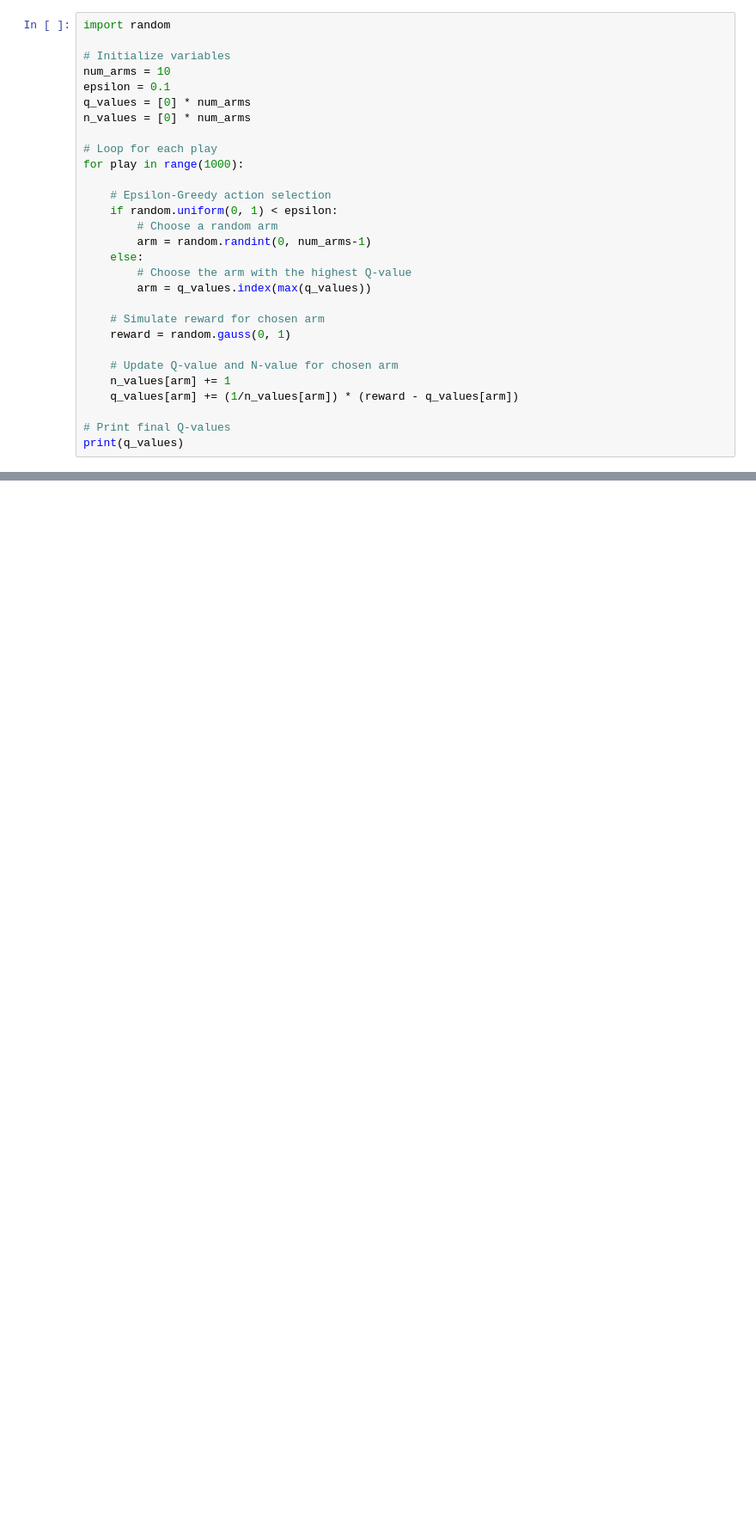
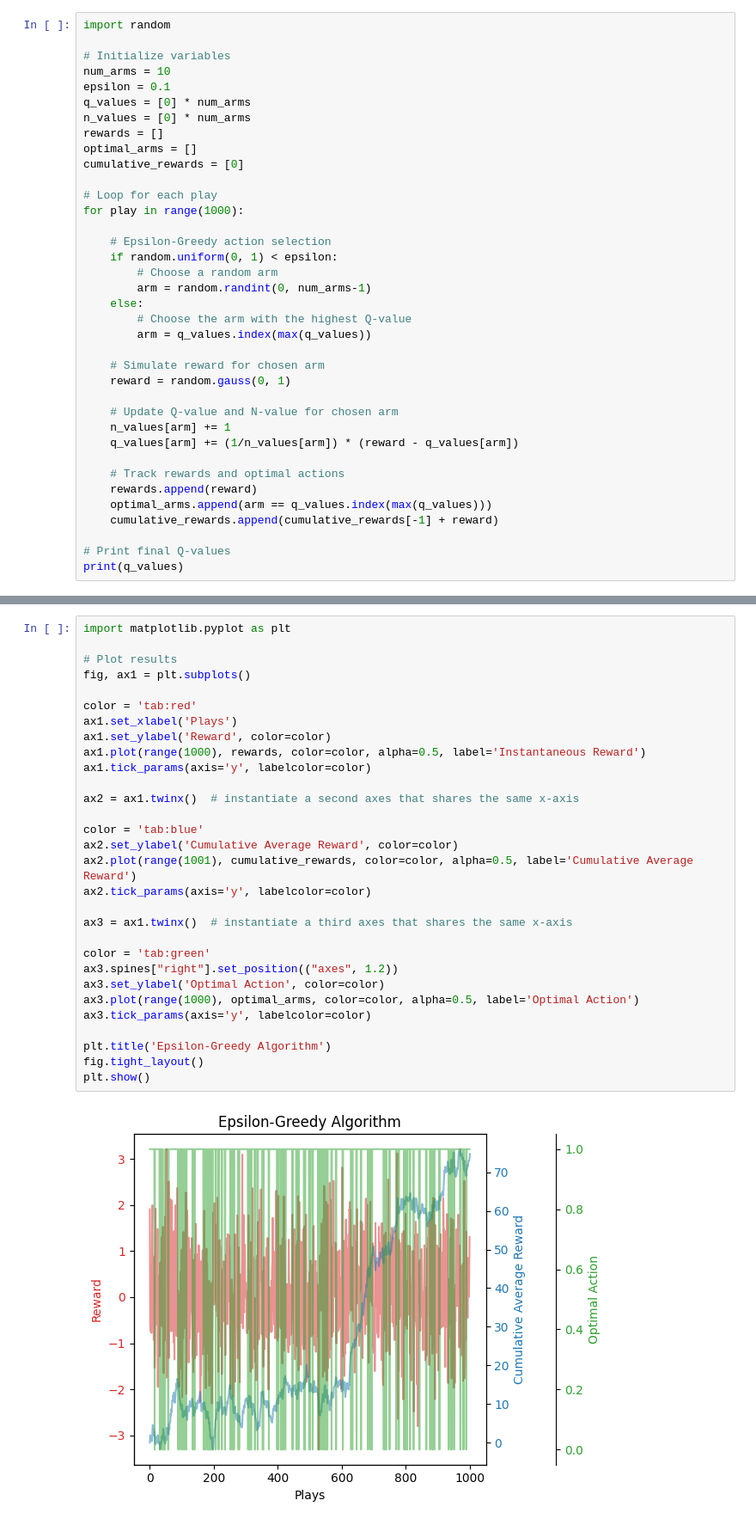
Before and after one commit to IhebDridi/reinforced-learning-alghs, a Jupyter notebook: notebooks/reinforced learning/Epsilon-Greedy.ipynb, the cells around one changed output, grey strips where cells are left out. Shown at 86% size. Drawn from its saved outputs; the diff is of its cells as text; blank space fills up the shorter version.

Commit message:
Epsilon-greedy implementation and plots

```diff
--- a/notebooks/reinforced learning/Epsilon-Greedy.ipynb
+++ b/notebooks/reinforced learning/Epsilon-Greedy.ipynb
@@ -37,6 +43,9 @@ num_arms = 10
 epsilon = 0.1
 q_values = [0] * num_arms
 n_values = [0] * num_arms
+rewards = []
+optimal_arms = []
+cumulative_rewards = [0]
 
 # Loop for each play
 for play in range(1000):
@@ -56,5 +65,10 @@ for play in range(1000):
     n_values[arm] += 1
     q_values[arm] += (1/n_values[arm]) * (reward - q_values[arm])
 
+    # Track rewards and optimal actions
+    rewards.append(reward)
+    optimal_arms.append(arm == q_values.index(max(q_values)))
+    cumulative_rewards.append(cumulative_rewards[-1] + reward)
+
 # Print final Q-values
 print(q_values)
@@ -60,0 +79,32 @@ print(q_values)
+# %%
+import matplotlib.pyplot as plt
+
+# Plot results
+fig, ax1 = plt.subplots()
+
+color = 'tab:red'
+ax1.set_xlabel('Plays')
+ax1.set_ylabel('Reward', color=color)
+ax1.plot(range(1000), rewards, color=color, alpha=0.5, label='Instantaneous Reward')
+ax1.tick_params(axis='y', labelcolor=color)
+
+ax2 = ax1.twinx()  # instantiate a second axes that shares the same x-axis
+
+color = 'tab:blue'
+ax2.set_ylabel('Cumulative Average Reward', color=color)
+ax2.plot(range(1001), cumulative_rewards, color=color, alpha=0.5, label='Cumulative Average Reward')
+ax2.tick_params(axis='y', labelcolor=color)
+
+ax3 = ax1.twinx()  # instantiate a third axes that shares the same x-axis
+
+color = 'tab:green'
+ax3.spines["right"].set_position(("axes", 1.2))
+ax3.set_ylabel('Optimal Action', color=color)
+ax3.plot(range(1000), optimal_arms, color=color, alpha=0.5, label='Optimal Action')
+ax3.tick_params(axis='y', labelcolor=color)
+
+plt.title('Epsilon-Greedy Algorithm')
+fig.tight_layout()
+plt.show()
+# %% [output]
+[figure, added]
```
Also changed, not shown: parts of 6 cells of this notebook.
